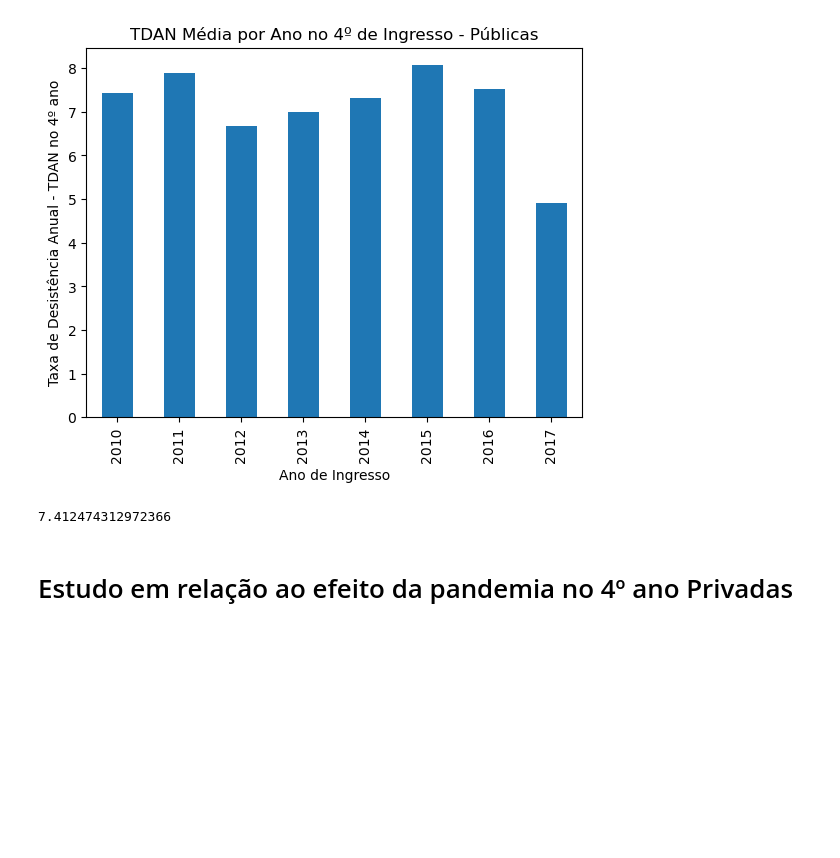
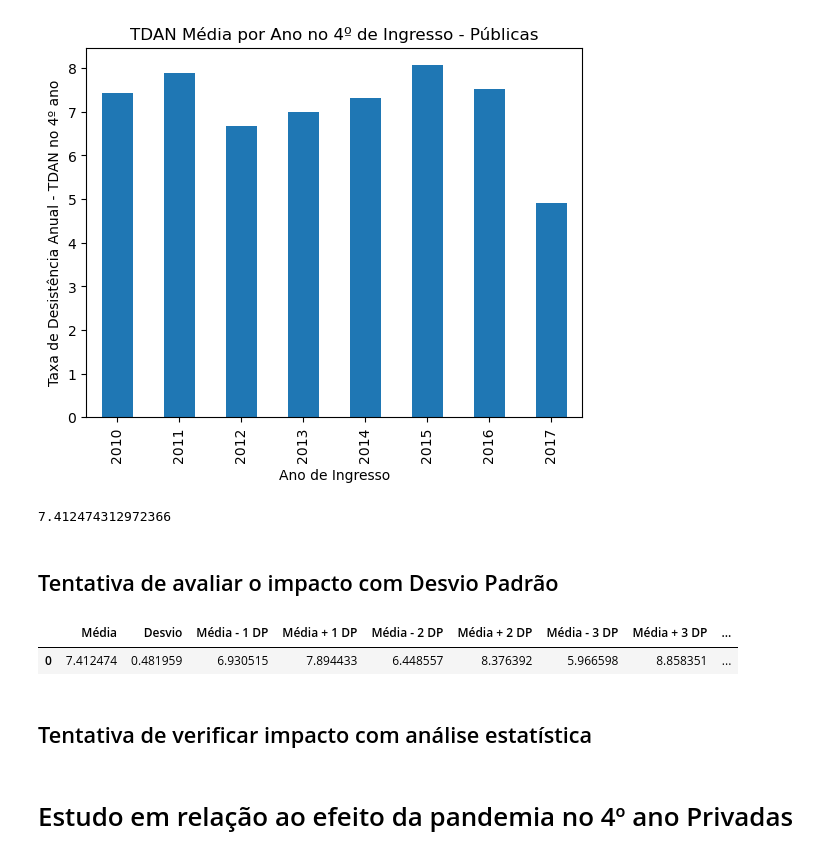
Before and after one commit to tcc-drtm-univesp/analise-dados-evasao, a Jupyter notebook: notebooks/Efeito da Pandemia.ipynb, the cells around one changed output. Cells and saved outputs as stored; diff of their text form; code cells hidden in the pictures; blank space fills up the shorter version.

```diff
--- a/notebooks/Efeito da Pandemia.ipynb
+++ b/notebooks/Efeito da Pandemia.ipynb
@@ -121,3 +298,49 @@ Text(0.5, 1.0, 'TDAN Média por Ano no 4º de Ingresso - Públicas')
 desistencia_media_por_turma_ingresso_pub[:-1].mean()
 # %% [output]
 7.412474312972366
+# %% [markdown]
+## Tentativa de avaliar o impacto com Desvio Padrão
+# %%
+media = desistencia_media_por_turma_ingresso_pub[:-1].mean()
+desvio = desistencia_media_por_turma_ingresso_pub[:-1].std()
+limiar_inf_1dp = media - desvio
+limiar_sup_1dp = media + desvio
+limiar_inf_2dp = media - 2*desvio
+limiar_sup_2dp = media + 2*desvio
+limiar_inf_3dp = media - 3*desvio
+limiar_sup_3dp = media + 3*desvio
+limiar_inf_4dp = media - 4*desvio
+limiar_sup_4dp = media + 4*desvio
+limiar_inf_5dp = media - 5*desvio
+limiar_sup_5dp = media + 5*desvio
+limiar_inf_6dp = media - 6*desvio
+limiar_sup_6dp = media + 6*desvio
+tdan_2017_4ano = list(desistencia_media_por_turma_ingresso_pub[-1:])
+# %%
+# Definindo o dicionário com os valores do registro
+data = {'Média': [media],
+        'Desvio': [desvio],
+        'Média - 1 DP': [limiar_inf_1dp],
+        'Média + 1 DP': [limiar_sup_1dp],
+        'Média - 2 DP': [limiar_inf_2dp],
+        'Média + 2 DP': [limiar_sup_2dp],
+        'Média - 3 DP': [limiar_inf_3dp],
+        'Média + 3 DP': [limiar_sup_3dp],
+        'Média - 4 DP': [limiar_inf_4dp],
+        'Média + 4 DP': [limiar_sup_4dp],
+        'Média - 5 DP': [limiar_inf_5dp],
+        'Média + 5 DP': [limiar_sup_5dp],
+        'Média - 6 DP': [limiar_inf_6dp],
+        'Média + 6 DP': [limiar_sup_6dp],
+        'Desistência 2017':tdan_2017_4ano}
+
+# Criando o DataFrame a partir do dicionário
+df_diferenca = pd.DataFrame(data)
+
+# Exibindo o DataFrame
+df_diferenca
+# %% [output]
+|  | Média | Desvio | Média - 1 DP | Média + 1 DP | Média - 2 DP | Média + 2 DP | Média - 3 DP | Média + 3 DP | ... |
+| 0 | 7.412474 | 0.481959 | 6.930515 | 7.894433 | 6.448557 | 8.376392 | 5.966598 | 8.858351 | ... |
+# %% [markdown]
+## Tentativa de verificar impacto com análise estatística
```
Also changed, not shown: parts of 122 cells of this notebook, 1 other file.
